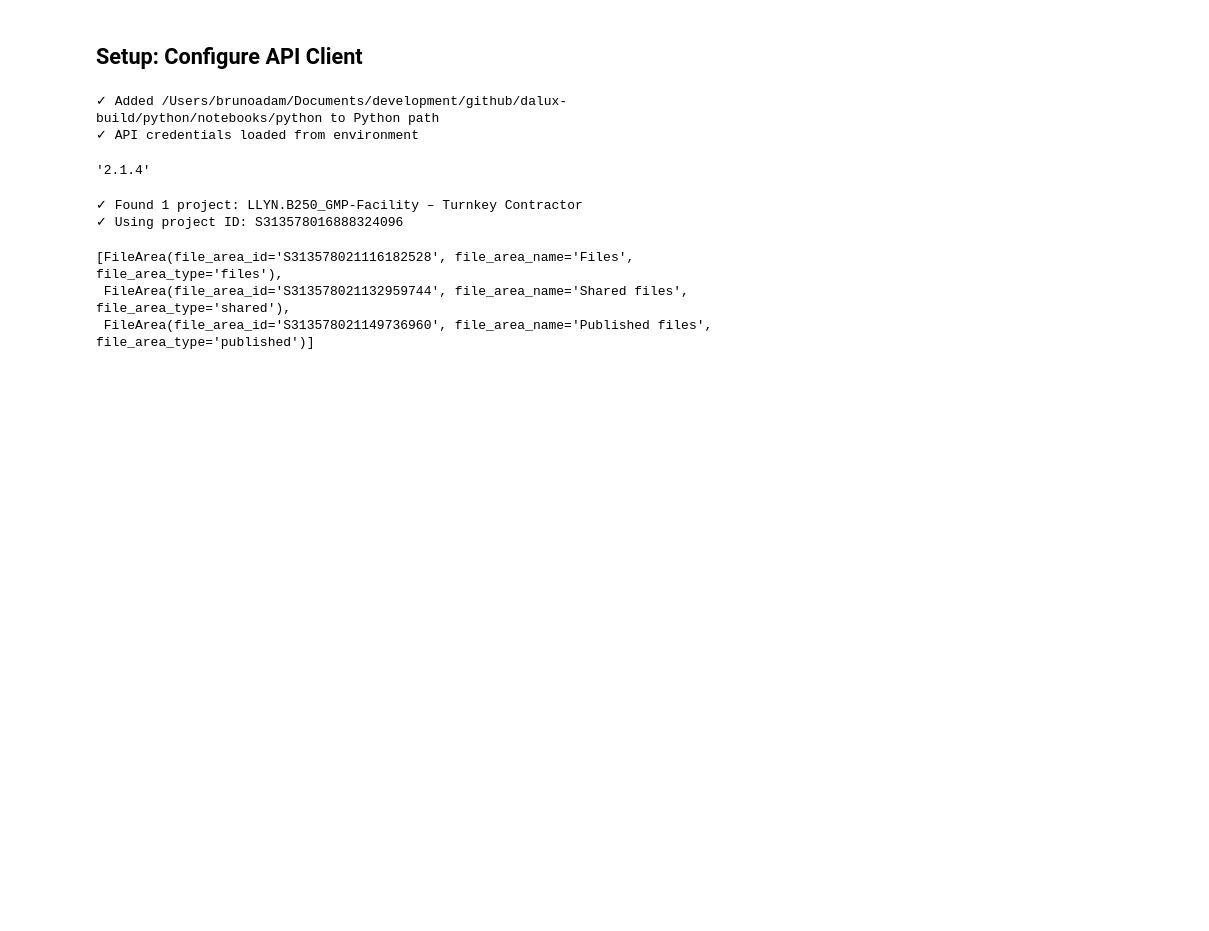
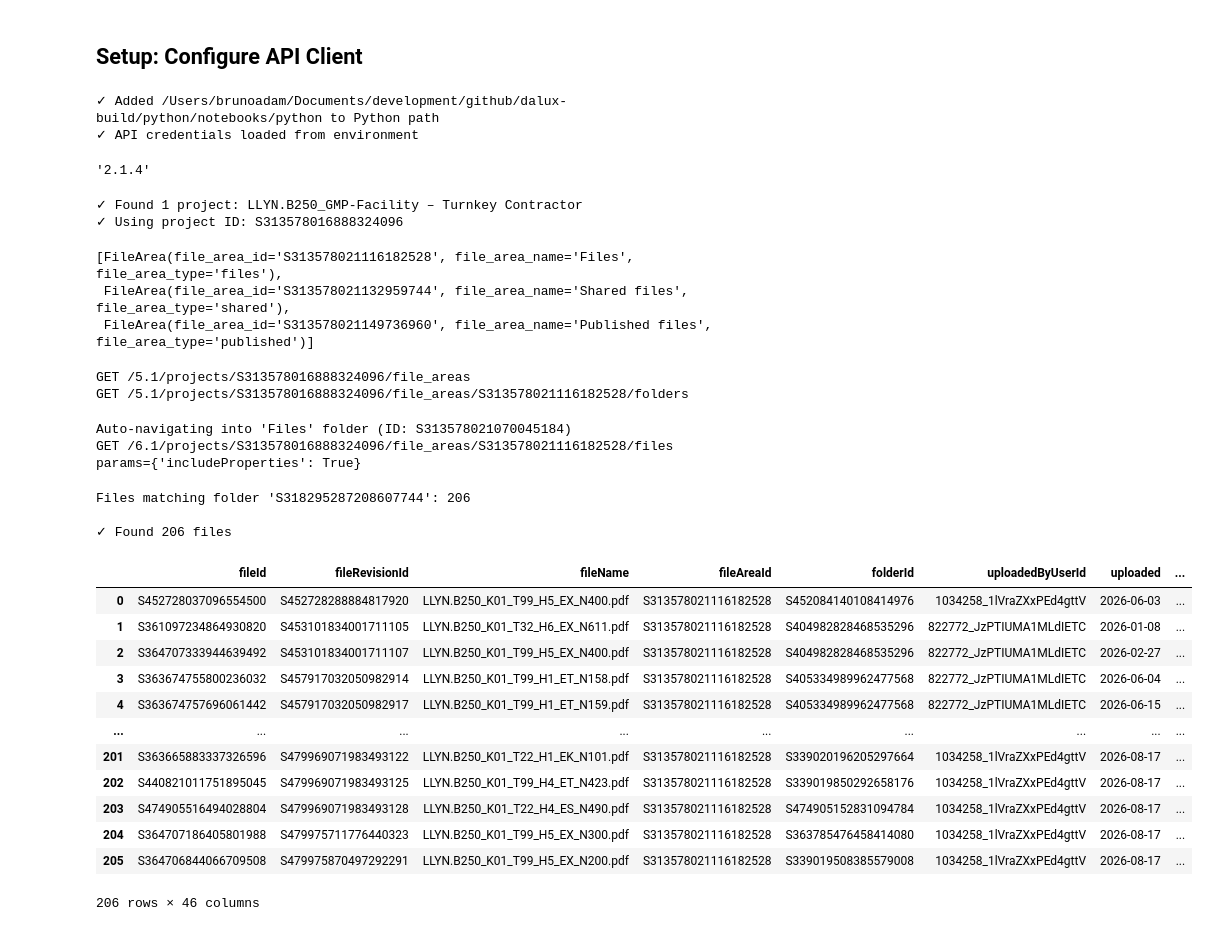
Before and after one commit to bruadam/dalux-build, a Jupyter notebook: python/notebooks/dalux_demo.ipynb, the cells around one changed output. Saved outputs shown, nothing was run; the diff lists cells and outputs as text; code cells hidden in the pictures; blank space fills up the shorter version.

```diff
--- a/python/notebooks/dalux_demo.ipynb
+++ b/python/notebooks/dalux_demo.ipynb
@@ -78,10 +70,31 @@ print(f"\n✓ Default file area set to: {file_areas[0].file_area_name}")
 # %%
-# Path format: FileArea/Folder1/Folder2/...
-# If a root-level folder matches the file area name, it's auto-navigated into
+# Use the correct path: Files/Files/4_Design/...
 all_files = dalux.files.get_files_in_folder(
-    path="Files/4_Design/C07_Geometry/C07.11_Sketch",
-    verbose=True
+    path="Files/4_Design/C07_Geometry/C07.01_Drawing/K01_Architecture",
+    verbose=True,
+    subfolders=True,
+    to_dataframe=True
 )
-
 print(f"\n✓ Found {len(all_files)} files")
 all_files
+# %% [output]
+GET /5.1/projects/S313578016888324096/file_areas
+GET /5.1/projects/S313578016888324096/file_areas/S313578021116182528/folders
+Auto-navigating into 'Files' folder (ID: S313578021070045184)
+GET /6.1/projects/S313578016888324096/file_areas/S313578021116182528/files params={'includeProperties': True}
+Files matching folder 'S318295287208607744': 206
+
+✓ Found 206 files
+|  | fileId | fileRevisionId | fileName | fileAreaId | folderId | uploadedByUserId | uploaded | ... |
+| 0 | S452728037096554500 | S452728288884817920 | LLYN.B250_K01_T99_H5_EX_N400.pdf | S313578021116182528 | S452084140108414976 | 1034258_1lVraZXxPEd4gttV | 2026-06-03 | ... |
+| 1 | S361097234864930820 | S453101834001711105 | LLYN.B250_K01_T32_H6_EX_N611.pdf | S313578021116182528 | S404982828468535296 | 822772_JzPTIUMA1MLdIETC | 2026-01-08 | ... |
+| 2 | S364707333944639492 | S453101834001711107 | LLYN.B250_K01_T99_H5_EX_N400.pdf | S313578021116182528 | S404982828468535296 | 822772_JzPTIUMA1MLdIETC | 2026-02-27 | ... |
+| 3 | S363674755800236032 | S457917032050982914 | LLYN.B250_K01_T99_H1_ET_N158.pdf | S313578021116182528 | S405334989962477568 | 822772_JzPTIUMA1MLdIETC | 2026-06-04 | ... |
+| 4 | S363674757696061442 | S457917032050982917 | LLYN.B250_K01_T99_H1_ET_N159.pdf | S313578021116182528 | S405334989962477568 | 822772_JzPTIUMA1MLdIETC | 2026-06-15 | ... |
+| ... | ... | ... | ... | ... | ... | ... | ... | ... |
+| 201 | S363665883337326596 | S479969071983493122 | LLYN.B250_K01_T22_H1_EK_N101.pdf | S313578021116182528 | S339020196205297664 | 1034258_1lVraZXxPEd4gttV | 2026-08-17 | ... |
+| 202 | S440821011751895045 | S479969071983493125 | LLYN.B250_K01_T99_H4_ET_N423.pdf | S313578021116182528 | S339019850292658176 | 1034258_1lVraZXxPEd4gttV | 2026-08-17 | ... |
+| 203 | S474905516494028804 | S479969071983493128 | LLYN.B250_K01_T22_H4_ES_N490.pdf | S313578021116182528 | S474905152831094784 | 1034258_1lVraZXxPEd4gttV | 2026-08-17 | ... |
+| 204 | S364707186405801988 | S479975711776440323 | LLYN.B250_K01_T99_H5_EX_N300.pdf | S313578021116182528 | S363785476458414080 | 1034258_1lVraZXxPEd4gttV | 2026-08-17 | ... |
+| 205 | S364706844066709508 | S479975870497292291 | LLYN.B250_K01_T99_H5_EX_N200.pdf | S313578021116182528 | S339019508385579008 | 1034258_1lVraZXxPEd4gttV | 2026-08-17 | ... |
+206 rows × 46 columns
```
Also changed, not shown: parts of 17 cells of this notebook, 10 other files.
